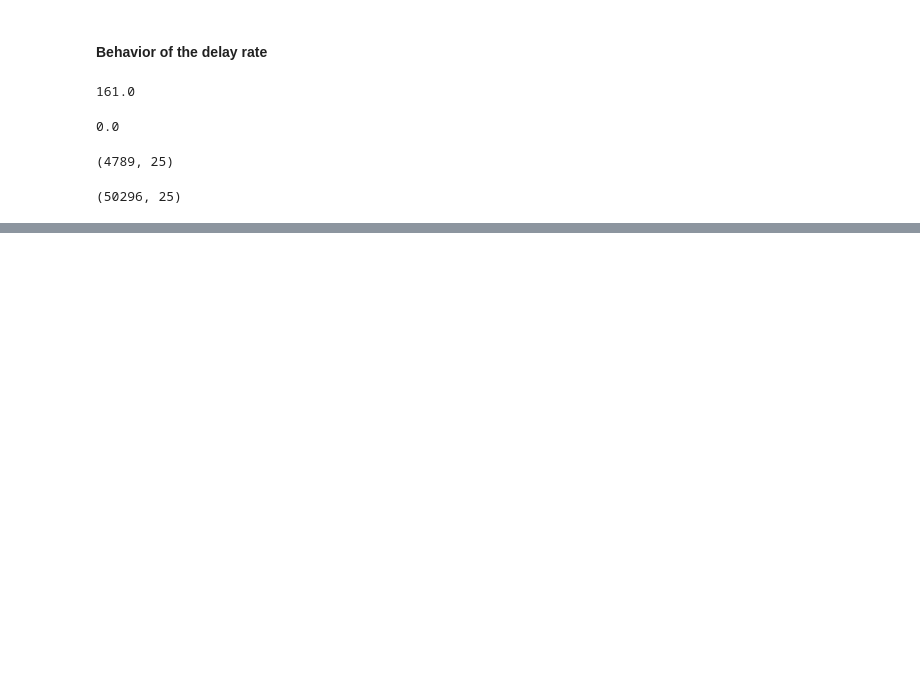
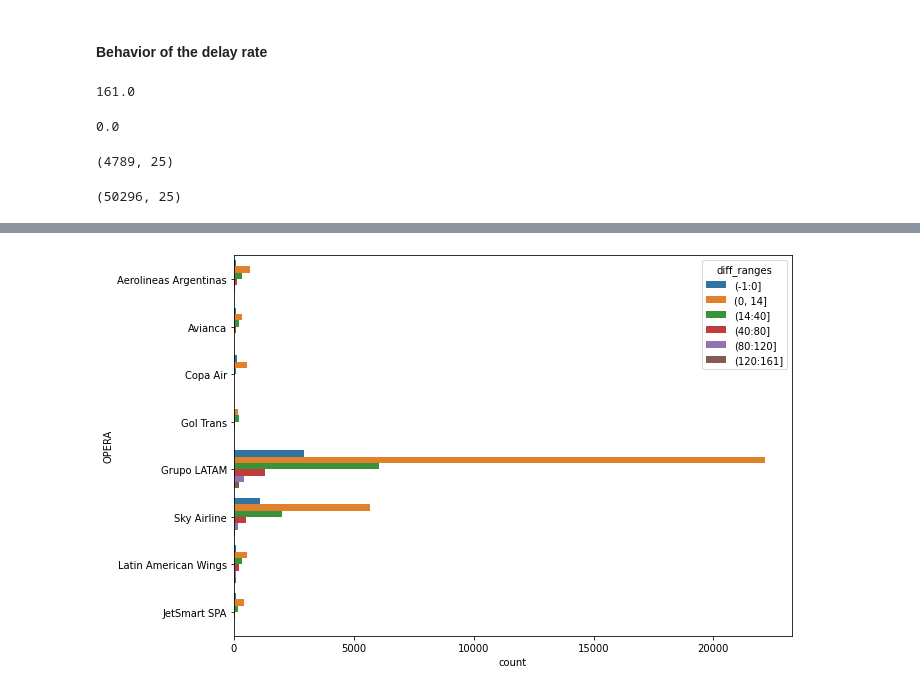
Before and after one commit to MariaPonomarenko38/Data-Scientist-Challenge, a Jupyter notebook: solution.ipynb, the cells around one changed output, grey strips where cells are left out. Cells and saved outputs as stored; diff of their text form; code cells hidden in the pictures; blank space fills up the shorter version.

```diff
--- a/solution.ipynb
+++ b/solution.ipynb
@@ -254,0 +268,11 @@ data['diff_ranges'].value_counts()[:5].plot(kind='bar')
+# %%
+import seaborn as sns
+
+most_popular_dest_cities = list(data["OPERA"].value_counts().keys()[:8])
+data_filtered = data[data['OPERA'].isin(most_popular_dest_cities)]
+
+fig = plt.figure(1, figsize=(10,7))
+ax = sns.countplot(y="OPERA", hue='diff_ranges', data=data_filtered)
+plt.show()
+# %% [output]
+[figure, added]
```
Also changed, not shown: parts of 31 cells of this notebook.
